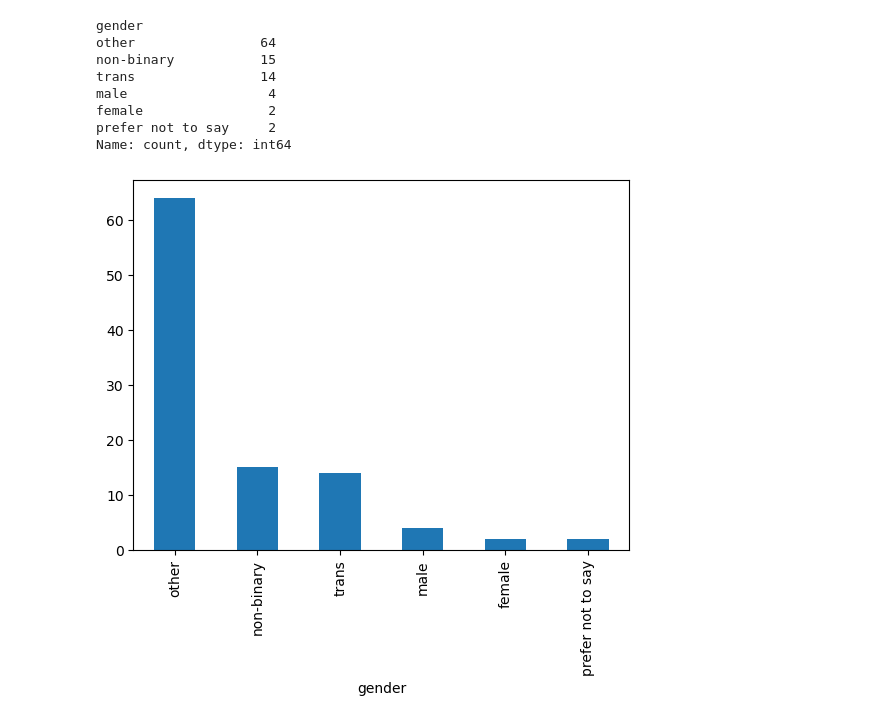
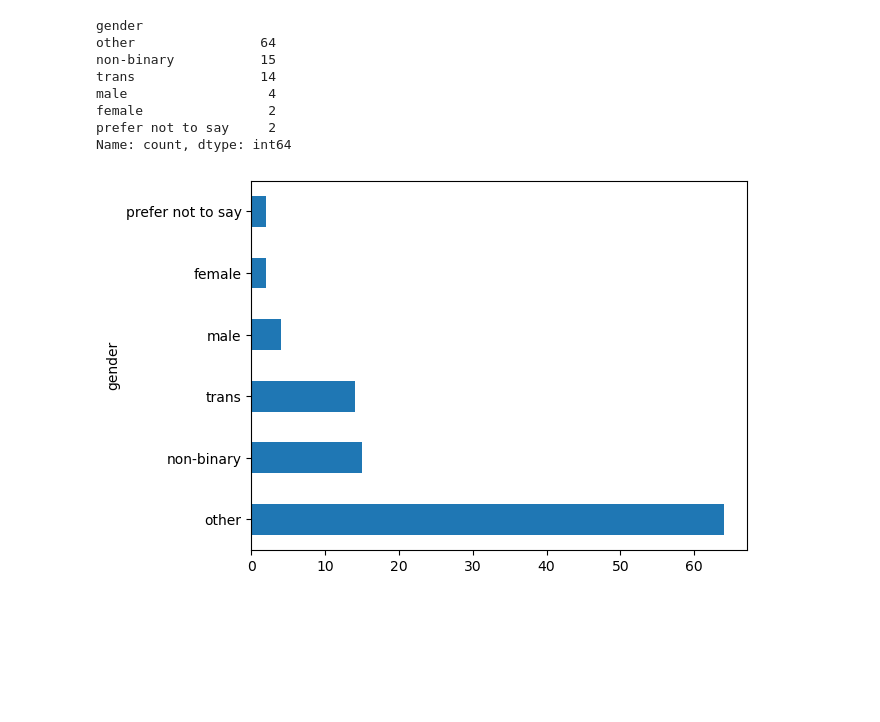
Before and after one commit to Djohnson1313/mental_health_sql, a Jupyter notebook: mental_health_analysis.ipynb, the cells around one changed output. Cells and saved outputs as stored; diff of their text form; code cells hidden in the pictures; blank space fills up the shorter version.

Commit message:
gender and age analysis

```diff
--- a/mental_health_analysis.ipynb
+++ b/mental_health_analysis.ipynb
@@ -204,7 +205,7 @@ group by answertext
 | 100 | uhhhhhhhhh fem genderqueer? | 1 |
 101 rows × 2 columns
 # %%
-df_age_spread = pd.read_sql('''
+df_gender_spread = pd.read_sql('''
 select answertext, count(answertext) as count
 from Question as q
 left join Answer as a
@@ -234,5 +235,5 @@ Genderqueer/non-binary                            1
 uhhhhhhhhh fem genderqueer?                       1
 Name: count, dtype: int64
 # %%
-df_age_spread['gender'] = df_age_spread['AnswerText'].apply(normalize_gender)
+df_gender_spread['gender'] = df_gender_spread['AnswerText'].apply(normalize_gender)
 # %%
@@ -247,7 +248,7 @@ female                2
 prefer not to say     2
 Name: count, dtype: int64
 # %%
-df_age_spread['gender'].value_counts().plot(kind = 'bar')
+df_gender_spread['gender'].value_counts().plot(kind = 'barh')
 plt.show();
 # %% [output]
-[figure, old version]
+[figure, new version]
```
Also changed, not shown: parts of 11 cells of this notebook.
